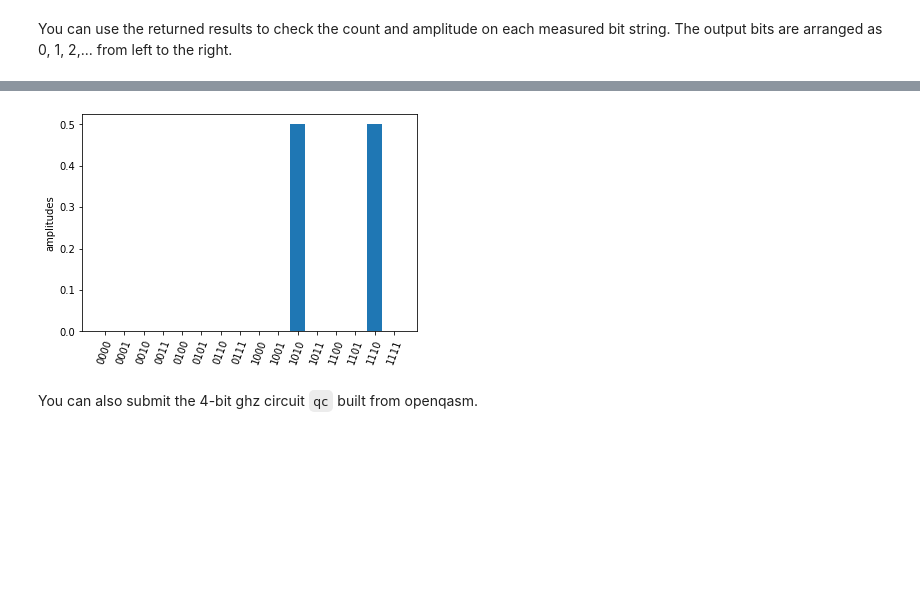
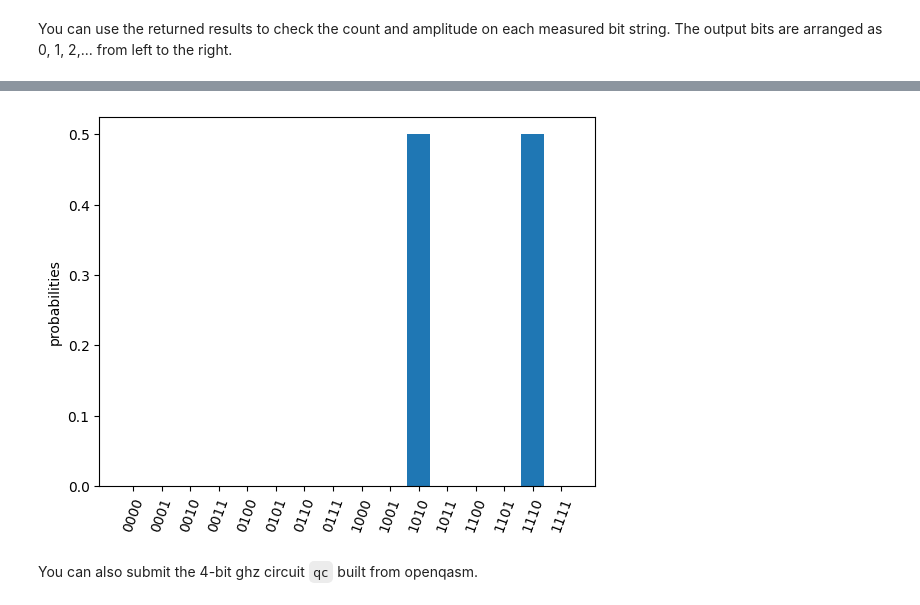
Before and after one commit to ScQ-Cloud/scq-cloud.github.io, a Jupyter notebook: index.ipynb, the cells around one changed output, grey strips where cells are left out. Saved outputs shown, nothing was run; the diff lists cells and outputs as text; code cells hidden in the pictures; blank space fills up the shorter version.

```diff
--- a/index.ipynb
+++ b/index.ipynb
@@ -110,9 +108,9 @@ If you want to check the correctness the execute results. Quafu provide simple c
 # %%
 from quafu import simulate
-simu_res = simulate(q, output="amplitudes")
-simu_res.plot_amplitudes(full=True)
+simu_res = simulate(q, output="probabilities")
+simu_res.plot_probabilities(full=True)
 # %% [output]
-[figure, old version]
+[figure, new version]
 # %% [markdown]
 You can also submit the 4-bit ghz circuit `qc` built from openqasm.
 # %%
```
Also changed, not shown: parts of 13 cells of this notebook, 12 other files.
